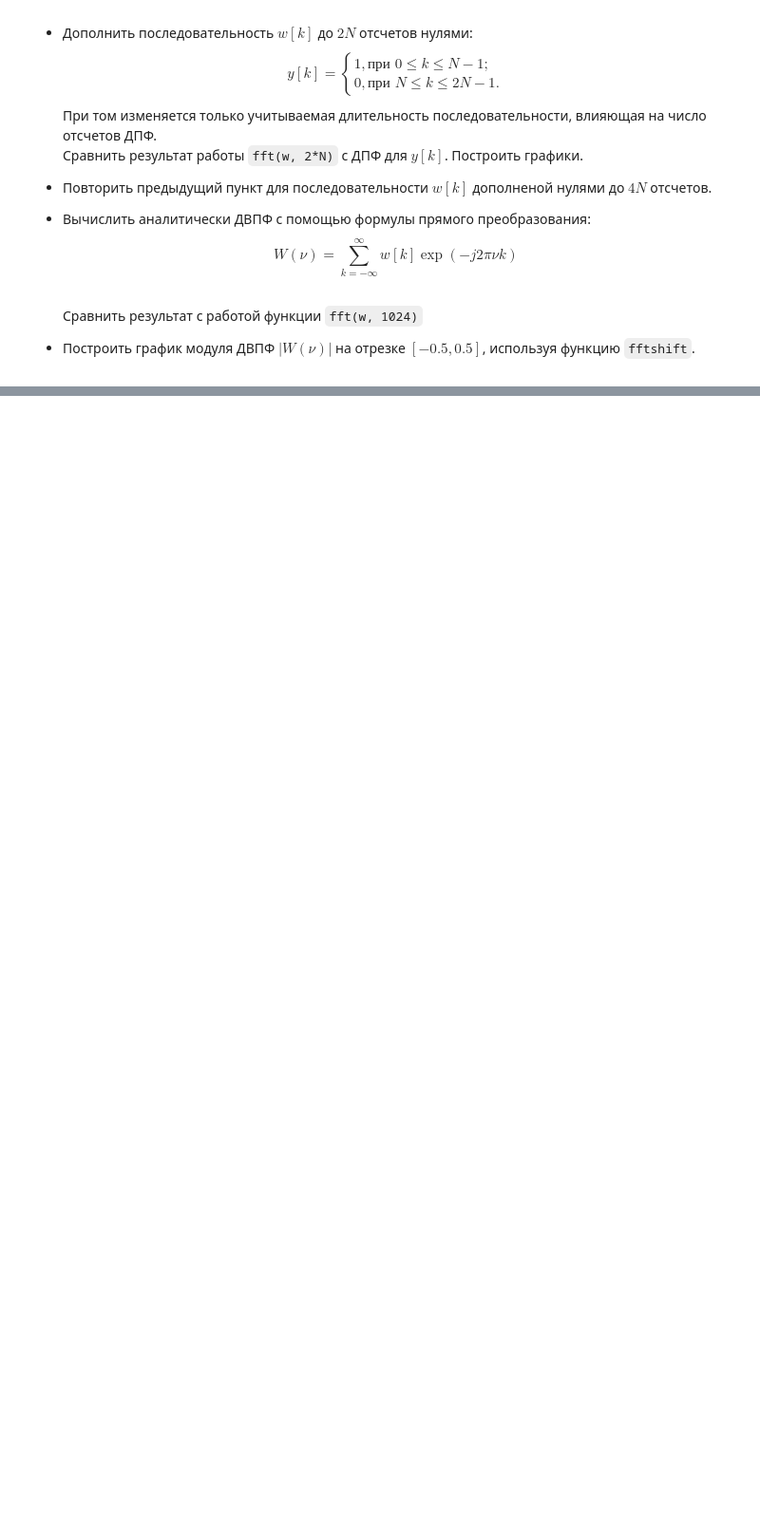
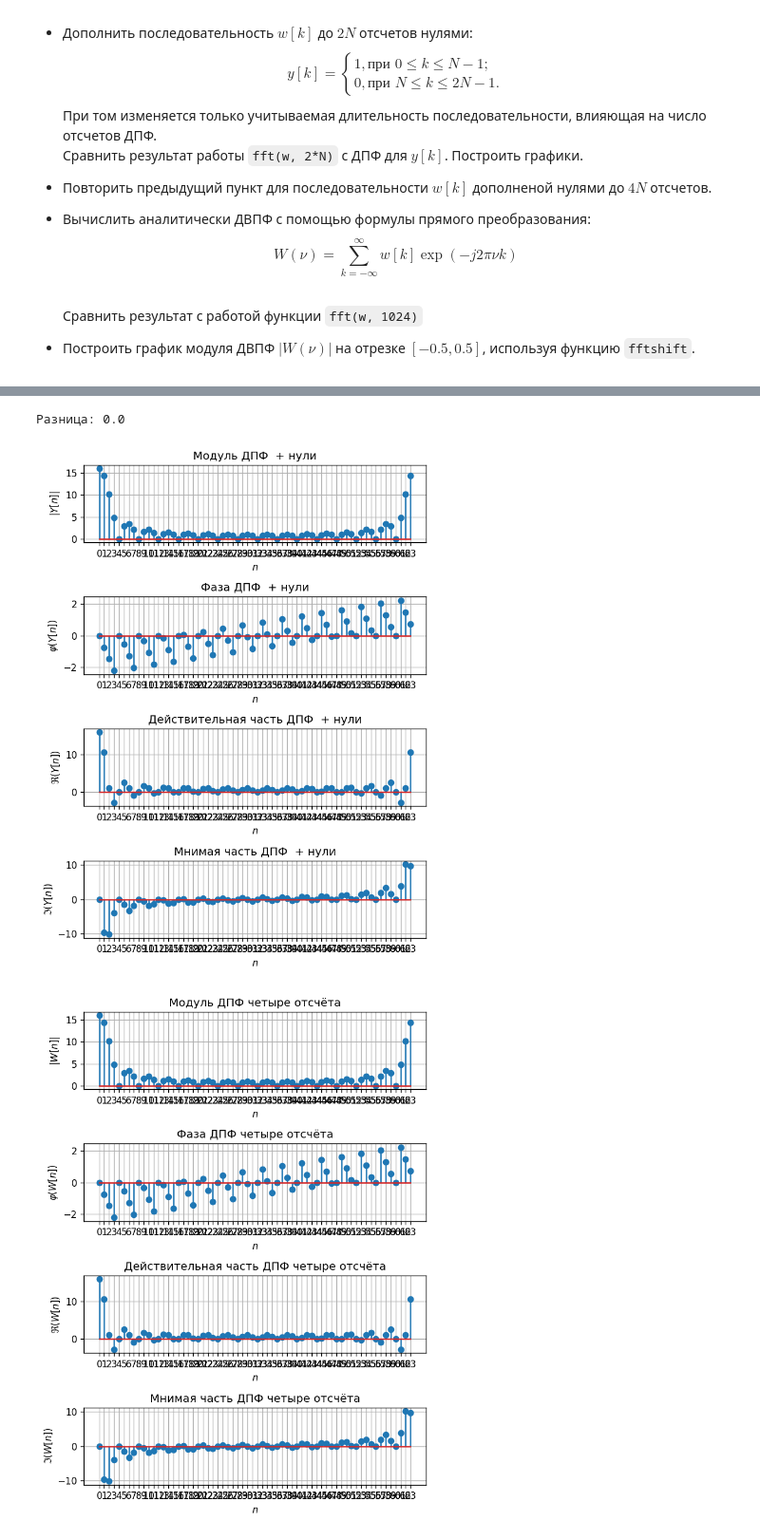
Before and after one commit to derzhavin3016/DSP-labs, a Jupyter notebook: lab1/dsp_lab1.ipynb, the cells around one changed output, grey strips where cells are left out. Shown at 95% size. Saved outputs shown, nothing was run; the diff lists cells and outputs as text; code cells hidden in the pictures; blank space fills up the shorter version.

```diff
--- a/lab1/dsp_lab1.ipynb
+++ b/lab1/dsp_lab1.ipynb
@@ -660,0 +693,12 @@ $$ W(\nu)= \sum_{k=-\infty}^{\infty} w[k]\exp(-j2\pi \nu k) $$
+# %%
+yk = np.append(wk, np.zeros(3 * N))
+Y = np.fft.fft(yk)
+Wz = np.fft.fft(wk, 4 * N)
+draw_DTFT_all(Y, np.arange(4 * N), " + нули", "Y")
+draw_DTFT_all(Wz, np.arange(4 * N), "четыре отсчёта", "W")
+
+print(f"Разница: {np.max(np.abs(Y - Wz))}")
+# %% [output]
+Разница: 0.0
+[figure, added]
+[figure, added]
```
Also changed, not shown: parts of 19 cells of this notebook, 2 other files.
